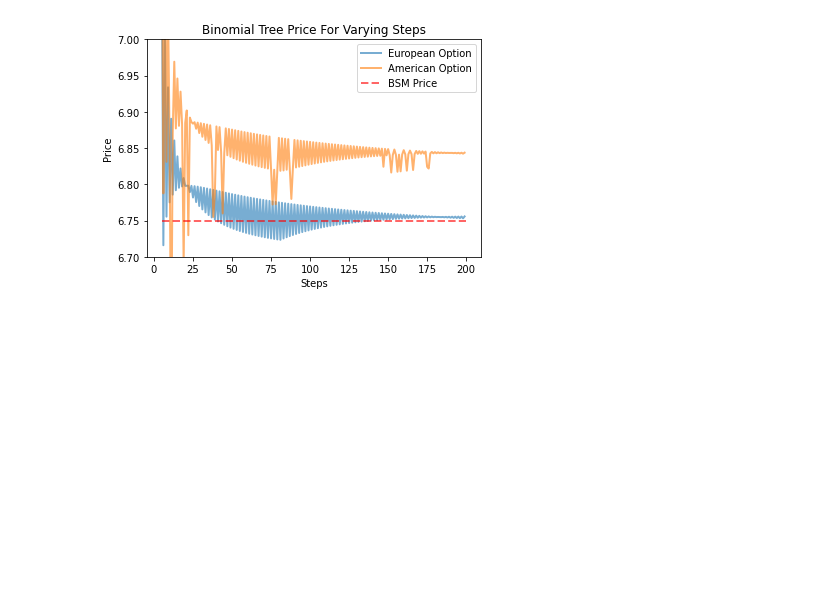
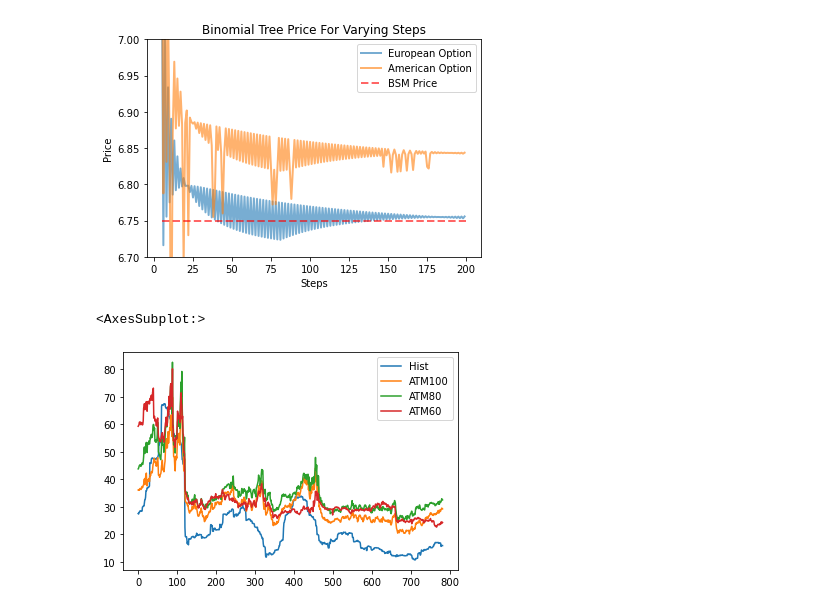
Before and after one commit to rsaouma/CO6_analysis, a Jupyter notebook: Analysis.ipynb, the cells around one changed output. Saved outputs shown, nothing was run; the diff lists cells and outputs as text; code cells hidden in the pictures; blank space fills up the shorter version.

```diff
--- a/Analysis.ipynb
+++ b/Analysis.ipynb
@@ -93,3 +93,13 @@ plt.legend()
 # %% [output]
 <matplotlib.legend.Legend at 0x...>
 [figure]
+# %%
+dvol_CO6_17_20 = pd.read_csv("CO6_17_20.csv")
+dvol_CO6_08_09 = pd.read_csv("CO6_08_09.csv")
+dvol_CO6_14_15 = pd.read_csv("CO6_14_15.csv")
+dvol_CO06_17_20 = pd.read_csv("COH1_17_20.csv")
+# %%
+dvol_CO6_17_20.plot()
+# %% [output]
+<AxesSubplot:>
+[figure, added]
```
Also changed, not shown: 4 other files.
